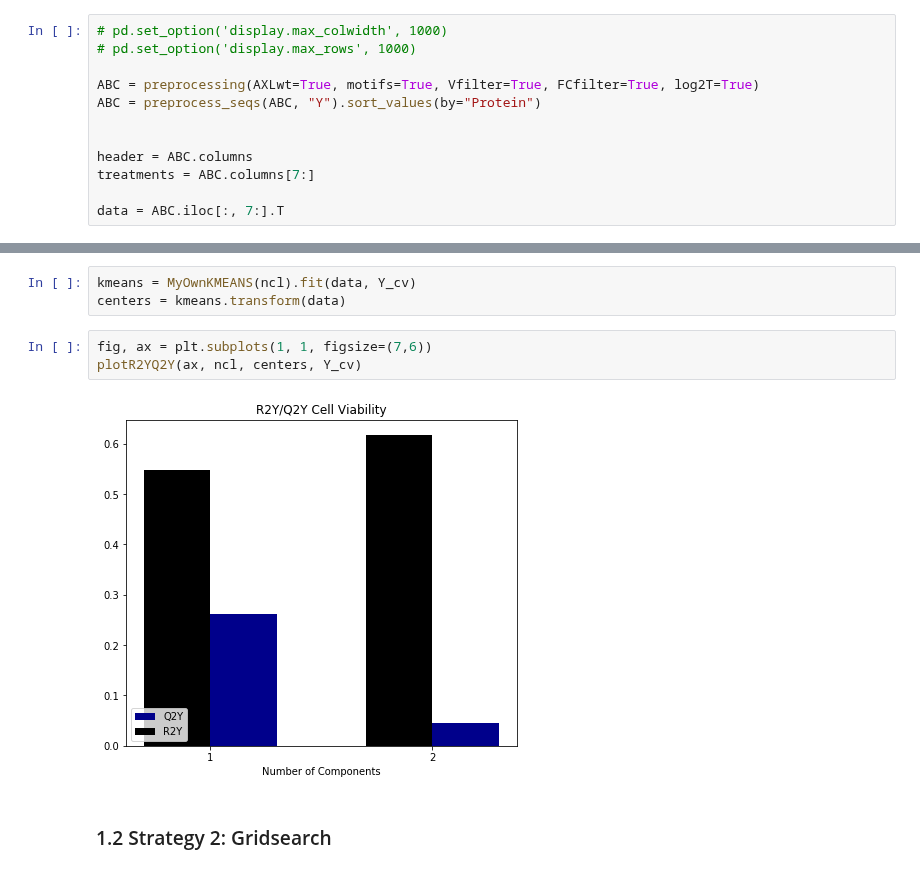
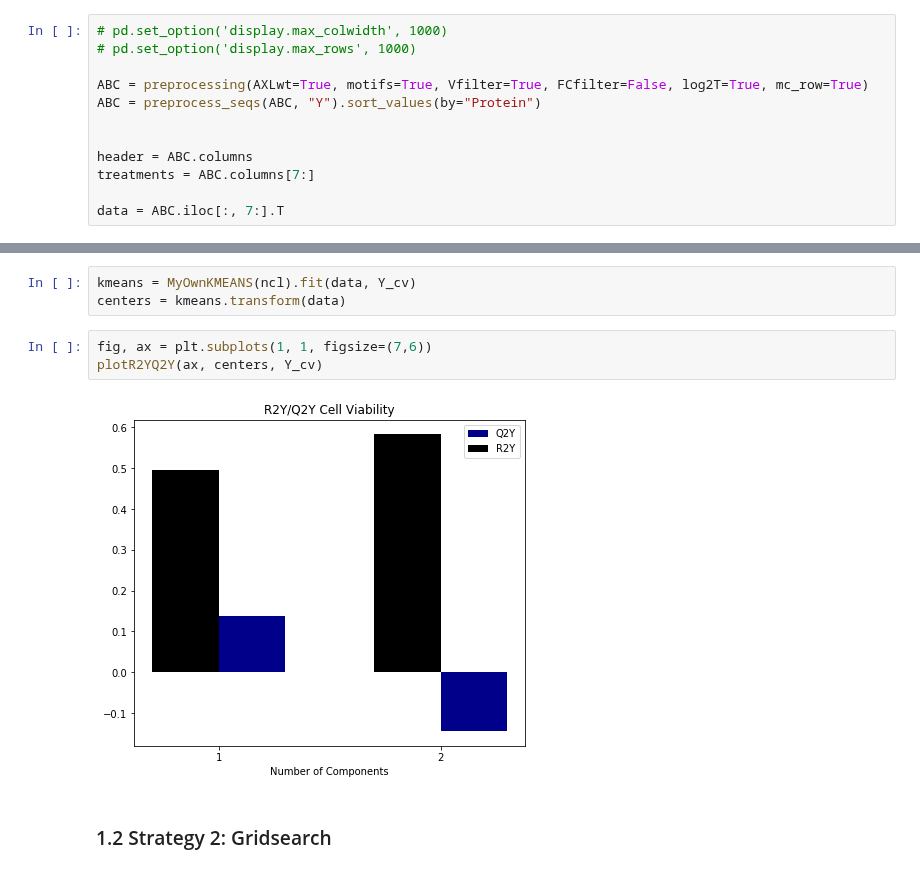
Before and after one commit to meyer-lab/DDMC, a Jupyter notebook: kmeansPLSR.ipynb, the cells around one changed output, grey strips where cells are left out. Drawn from its saved outputs; the diff is of its cells as text.

```diff
--- a/kmeansPLSR.ipynb
+++ b/kmeansPLSR.ipynb
@@ -27,7 +29,7 @@ warnings.simplefilter("ignore")
 # pd.set_option('display.max_colwidth', 1000)
 # pd.set_option('display.max_rows', 1000)
 
-ABC = preprocessing(AXLwt=True, motifs=True, Vfilter=True, FCfilter=True, log2T=True)
+ABC = preprocessing(AXLwt=True, motifs=True, Vfilter=True, FCfilter=False, log2T=True, mc_row=True)
 ABC = preprocess_seqs(ABC, "Y").sort_values(by="Protein")
 
 
@@ -63,9 +80,9 @@ kmeans = MyOwnKMEANS(ncl).fit(data, Y_cv)
 centers = kmeans.transform(data)
 # %%
 fig, ax = plt.subplots(1, 1, figsize=(7,6))
-plotR2YQ2Y(ax, ncl, centers, Y_cv)
+plotR2YQ2Y(ax, centers, Y_cv)
 # %% [output]
-[figure, old version]
+[figure, new version]
 # %% [markdown]
 ### 1.2 Strategy 2: Gridsearch
 # %% [markdown]
```
Also changed, not shown: parts of 9 cells of this notebook, 2 other files.
